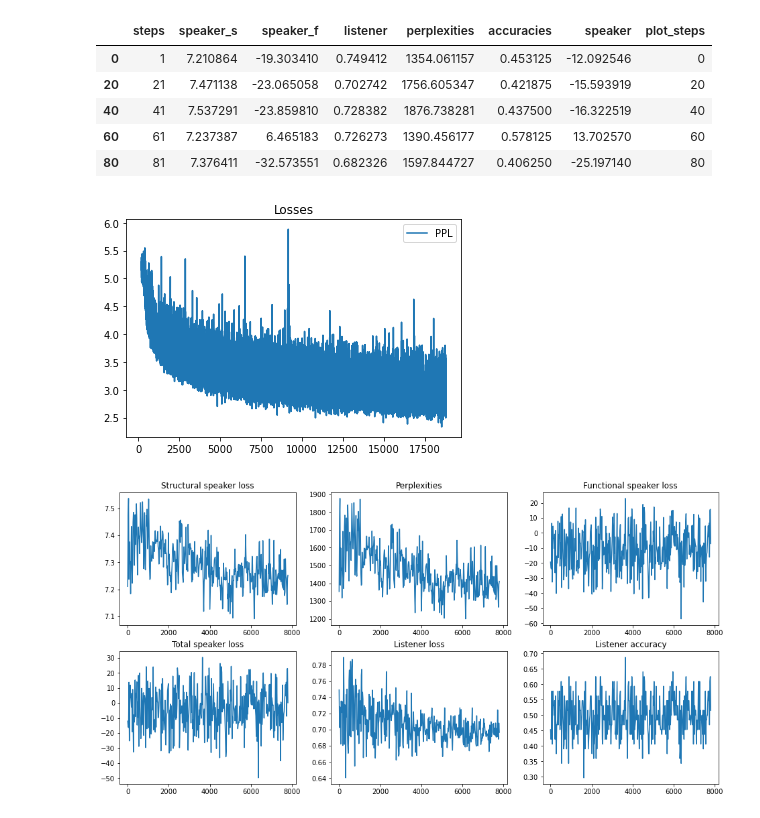
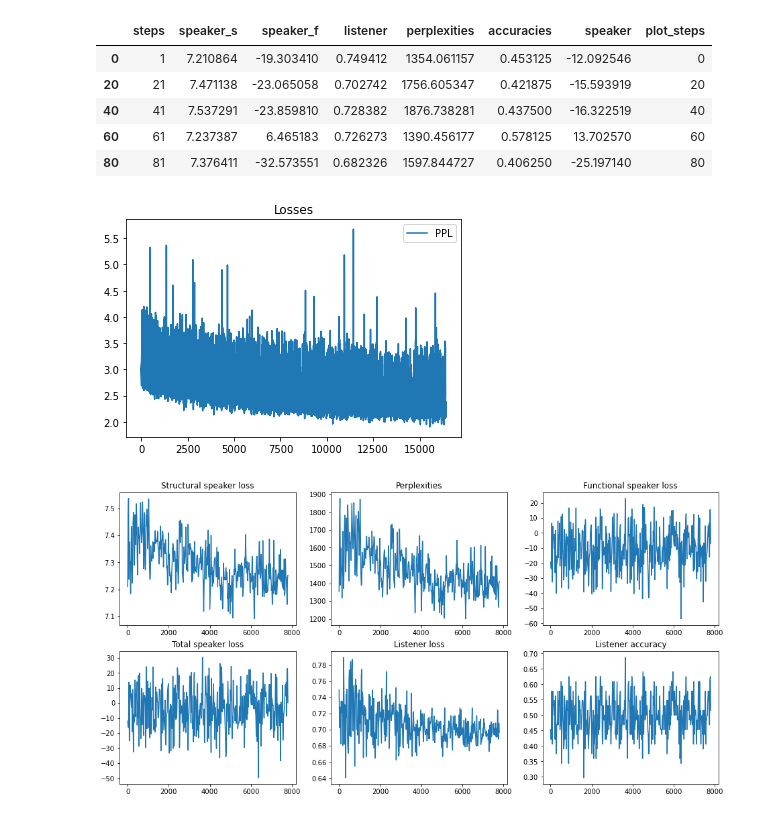
Before and after one commit to polina-tsvilodub/mSc-thesis, a Jupyter notebook: code/src/notebooks/functional_learning_exploration.ipynb, the cells around one changed output. Saved outputs shown, nothing was run; the diff lists cells and outputs as text; code cells hidden in the pictures.

```diff
--- a/code/src/notebooks/functional_learning_exploration.ipynb
+++ b/code/src/notebooks/functional_learning_exploration.ipynb
@@ -2196,4 +2458,4 @@ example sentence for distractor:
 # val_losses_3 = pd.read_csv('../../../data/pretrain_val_losses_epoch_3.csv')
 # train_losses = pd.read_csv('../../../data/pretraining_2imgs_token0_1024dim_losses_6000vocab_epoch_8.csv')
 # train_losses = pd.read_csv("../functional_training_losses_token0_noEnc_vocab4000_metrics_epoch_5.csv")
-train_losses = pd.read_csv("../../../data/pretrain_noEnc_prepend_512dim_losses_4000vocab_rs1234_leon_epoch_6.csv")
+train_losses = pd.read_csv("../../../data/pretrain_noEnc_prepend_512dim_losses_4000vocab_rs1234_leon_DSfix_cont_epoch_7.csv")
@@ -2225,19 +2491,19 @@ train_losses_plot.head()
 | 60 | 61 | 7.237387 | 6.465183 | 0.726273 | 1390.456177 | 0.578125 | 13.702570 | 60 |
 | 80 | 81 | 7.376411 | -32.573551 | 0.682326 | 1597.844727 | 0.406250 | -25.197140 | 80 |
 # %%
-plt.plot(list(range(0, len(train_losses["steps"])))[200:], train_losses['losses'][200:], label="PPL")
+plt.plot(list(range(0, len(train_losses["steps"]))), train_losses['losses'], label="PPL")
 # plt.plot(val_steps, val_losses["val_losses"], label="Val")
 # plt.plot(list(range(0, len(train_losses["perplexities"][200:]))), train_losses['perplexities'][200:], label="PPL")
 # plt.plot(list(range(0, len(train_losses["perplexities"]))), train_losses['perplexities'], label="PPL")
 # plt.plot(list(range(0, len(train_losses["listener"]))), train_losses['speaker_f'], label="S F")
 # plt.plot(list(range(0, len(train_losses["listener"]))), train_losses['listener'], label="Listener")
 # plt.plot(list(range(0, len(train_losses["listener"]))), train_losses['accuracies'], label="Acc")
 
 plt.legend()
 plt.title("Losses")
 plt.show()
 # %% [output]
-[figure, old version]
+[figure, new version]
 # %%
 fig = plt.figure(figsize=(16, 8))
 columns = 3
```
Also changed, not shown: parts of 33 cells of this notebook.
